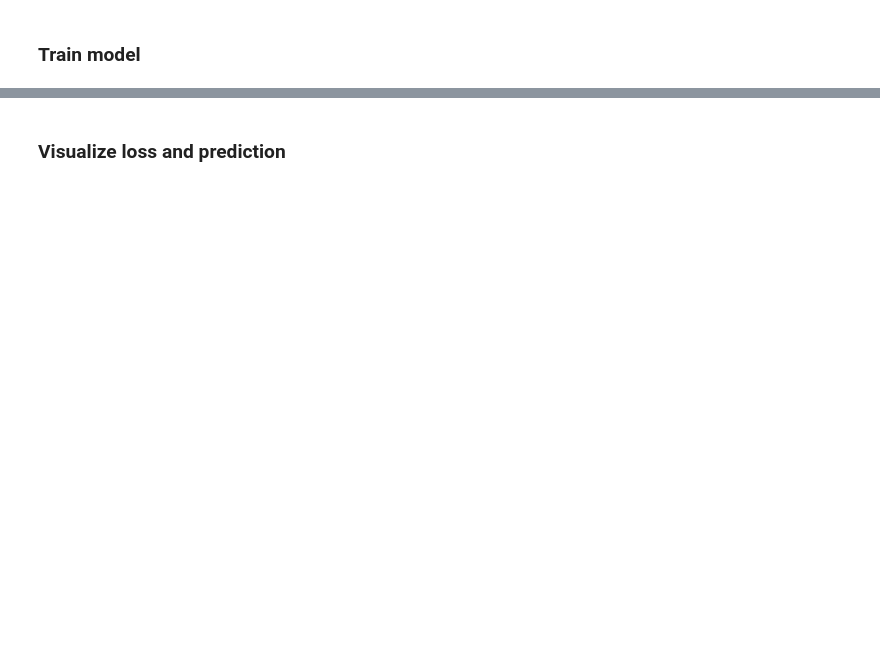
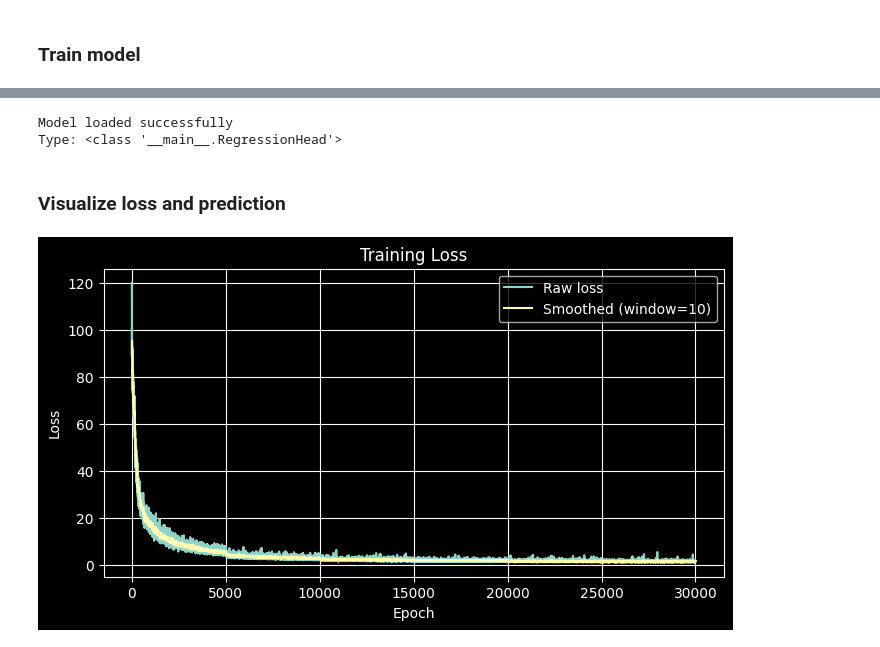
Before and after one commit to korunoskandrea/RV, a Jupyter notebook: vaja_01/homography.ipynb, the cells around one changed output, grey strips where cells are left out. Cells and saved outputs as stored; diff of their text form; code cells hidden in the pictures; blank space fills up the shorter version.

Commit message:
regression results

```diff
--- a/vaja_01/homography.ipynb
+++ b/vaja_01/homography.ipynb
@@ -304,7 +304,7 @@ Estimated Total Size (MB): 48.29
 #### Classification
 # %%
 class ClassificationHead(nn.Module):
-    def __init__(self, input_channels=2, num_classes=21, out_dim=8):
+    def __init__(self, input_channels=2, num_classes=33, out_dim=8):
         super().__init__()
         self.body = HomographyBody(input_channels)
         self.fc = nn.Linear(512, num_classes * out_dim)
@@ -389,5 +377,5 @@ def train_model(model, model_optimizer, model_loss, model_name):
     torch.save(model, f"models/{model_name}.pt")
     return model_train_loss
 # %%
-train_model(regression, regression_optimizer, regression_loss, "regression")
+regression_loss_history = train_model(regression, regression_optimizer, regression_loss, "regression")
 # %% [output]
@@ -413,3 +401,13 @@ train_model(classification, classification_optimizer, classification_loss, "clas
+# %%
+# Load saved regression model
+regression = torch.load("models/regression.pt", map_location=device)
+## todo classification fix and test
+regression.eval()
+print("Model loaded successfully")
+print("Type:", type(regression))
+# %% [output]
+Model loaded successfully
+Type: <class '__main__.RegressionHead'>
 # %% [markdown]
 ### Visualize loss and prediction
 # %%
@@ -434,5 +432,7 @@ def plot_loss(loss_list, window):
     plt.grid(True)
     plt.show()
 # %%
-plot_loss(regression_loss, 10)
+plot_loss(regression_loss_history, 10)
+# %% [output]
+[figure, added]
 # %%
```
Also changed, not shown: parts of 9 cells of this notebook, 1 other file.
